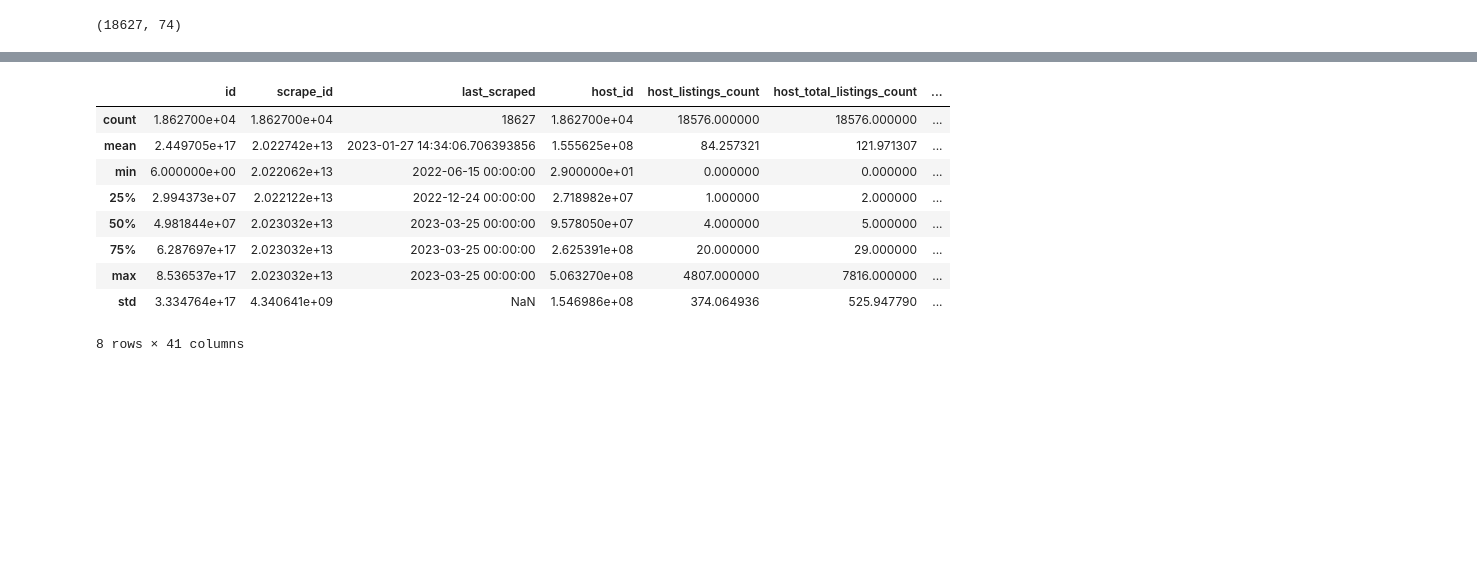
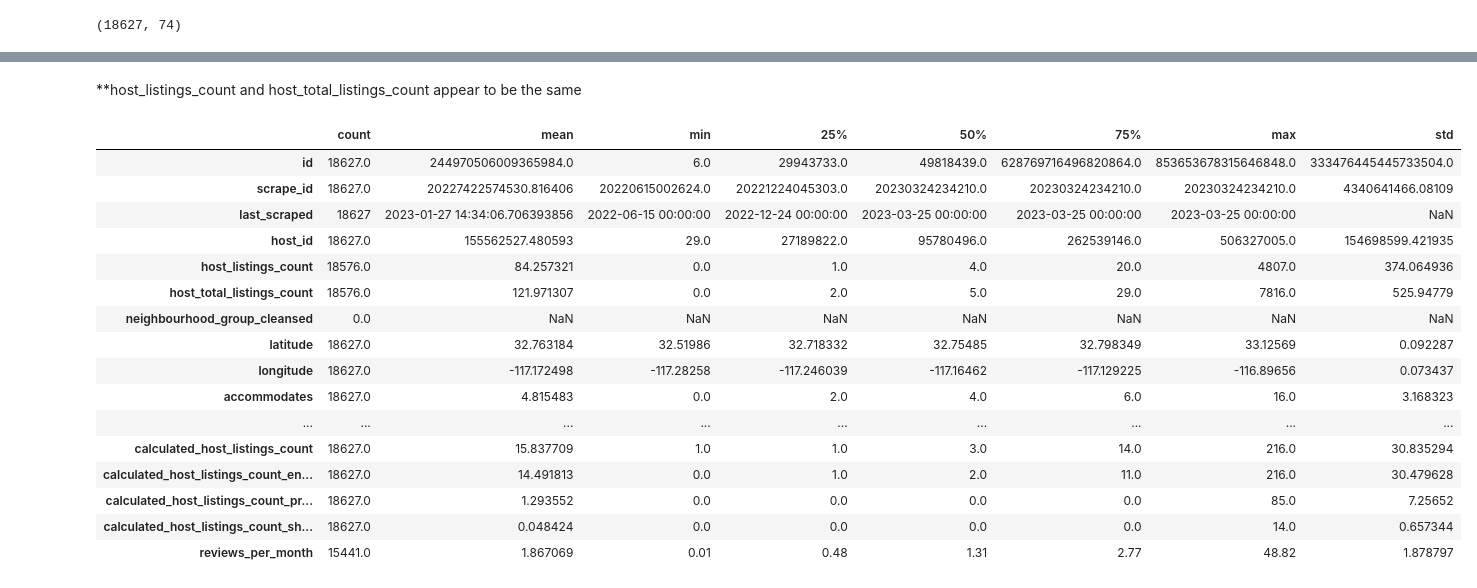
Before and after one commit to nlee98/ADS-599_Capstone_Project, a Jupyter notebook: Code Library/Data_Exploration.ipynb, the cells around one changed output, grey strips where cells are left out. Saved outputs shown, nothing was run; the diff lists cells and outputs as text; code cells hidden in the pictures; blank space fills up the shorter version.

```diff
--- a/Code Library/Data_Exploration.ipynb
+++ b/Code Library/Data_Exploration.ipynb
@@ -125,0 +139,2 @@ all_data_no_dupes.shape
+# %% [markdown]
+**host_listings_count and host_total_listings_count appear to be the same
@@ -126,13 +150,20 @@ all_data_no_dupes.shape
 # %%
-all_data_no_dupes.describe()
+all_data_no_dupes.describe().T
 # %% [output]
-|  | id | scrape_id | last_scraped | host_id | host_listings_count | host_total_listings_count | ... |
-| count | 1.862700e+04 | 1.862700e+04 | 18627 | 1.862700e+04 | 18576.000000 | 18576.000000 | ... |
-| mean | 2.449705e+17 | 2.022742e+13 | 2023-01-27 14:34:06.706393856 | 1.555625e+08 | 84.257321 | 121.971307 | ... |
-| min | 6.000000e+00 | 2.022062e+13 | 2022-06-15 00:00:00 | 2.900000e+01 | 0.000000 | 0.000000 | ... |
-| 25% | 2.994373e+07 | 2.022122e+13 | 2022-12-24 00:00:00 | 2.718982e+07 | 1.000000 | 2.000000 | ... |
-| 50% | 4.981844e+07 | 2.023032e+13 | 2023-03-25 00:00:00 | 9.578050e+07 | 4.000000 | 5.000000 | ... |
-| 75% | 6.287697e+17 | 2.023032e+13 | 2023-03-25 00:00:00 | 2.625391e+08 | 20.000000 | 29.000000 | ... |
-| max | 8.536537e+17 | 2.023032e+13 | 2023-03-25 00:00:00 | 5.063270e+08 | 4807.000000 | 7816.000000 | ... |
-| std | 3.334764e+17 | 4.340641e+09 | NaN | 1.546986e+08 | 374.064936 | 525.947790 | ... |
+|  | count | mean | min | 25% | 50% | 75% | max | std |
+| id | 18627.0 | 244970506009365984.0 | 6.0 | 29943733.0 | 49818439.0 | 628769716496820864.0 | 853653678315646848.0 | 333476445445733504.0 |
+| scrape_id | 18627.0 | 20227422574530.816406 | 20220615002624.0 | 20221224045303.0 | 20230324234210.0 | 20230324234210.0 | 20230324234210.0 | 4340641466.08109 |
+| last_scraped | 18627 | 2023-01-27 14:34:06.706393856 | 2022-06-15 00:00:00 | 2022-12-24 00:00:00 | 2023-03-25 00:00:00 | 2023-03-25 00:00:00 | 2023-03-25 00:00:00 | NaN |
+| host_id | 18627.0 | 155562527.480593 | 29.0 | 27189822.0 | 95780496.0 | 262539146.0 | 506327005.0 | 154698599.421935 |
+| host_listings_count | 18576.0 | 84.257321 | 0.0 | 1.0 | 4.0 | 20.0 | 4807.0 | 374.064936 |
+| host_total_listings_count | 18576.0 | 121.971307 | 0.0 | 2.0 | 5.0 | 29.0 | 7816.0 | 525.94779 |
+| neighbourhood_group_cleansed | 0.0 | NaN | NaN | NaN | NaN | NaN | NaN | NaN |
+| latitude | 18627.0 | 32.763184 | 32.51986 | 32.718332 | 32.75485 | 32.798349 | 33.12569 | 0.092287 |
+| longitude | 18627.0 | -117.172498 | -117.28258 | -117.246039 | -117.16462 | -117.129225 | -116.89656 | 0.073437 |
+| accommodates | 18627.0 | 4.815483 | 0.0 | 2.0 | 4.0 | 6.0 | 16.0 | 3.168323 |
+| ... | ... | ... | ... | ... | ... | ... | ... | ... |
+| calculated_host_listings_count | 18627.0 | 15.837709 | 1.0 | 1.0 | 3.0 | 14.0 | 216.0 | 30.835294 |
+| calculated_host_listings_count_en... | 18627.0 | 14.491813 | 0.0 | 1.0 | 2.0 | 11.0 | 216.0 | 30.479628 |
+| calculated_host_listings_count_pr... | 18627.0 | 1.293552 | 0.0 | 0.0 | 0.0 | 0.0 | 85.0 | 7.25652 |
+| calculated_host_listings_count_sh... | 18627.0 | 0.048424 | 0.0 | 0.0 | 0.0 | 0.0 | 14.0 | 0.657344 |
+| reviews_per_month | 15441.0 | 1.867069 | 0.01 | 0.48 | 1.31 | 2.77 | 48.82 | 1.878797 |
-8 rows × 41 columns
```
Also changed, not shown: parts of 10 cells of this notebook.
